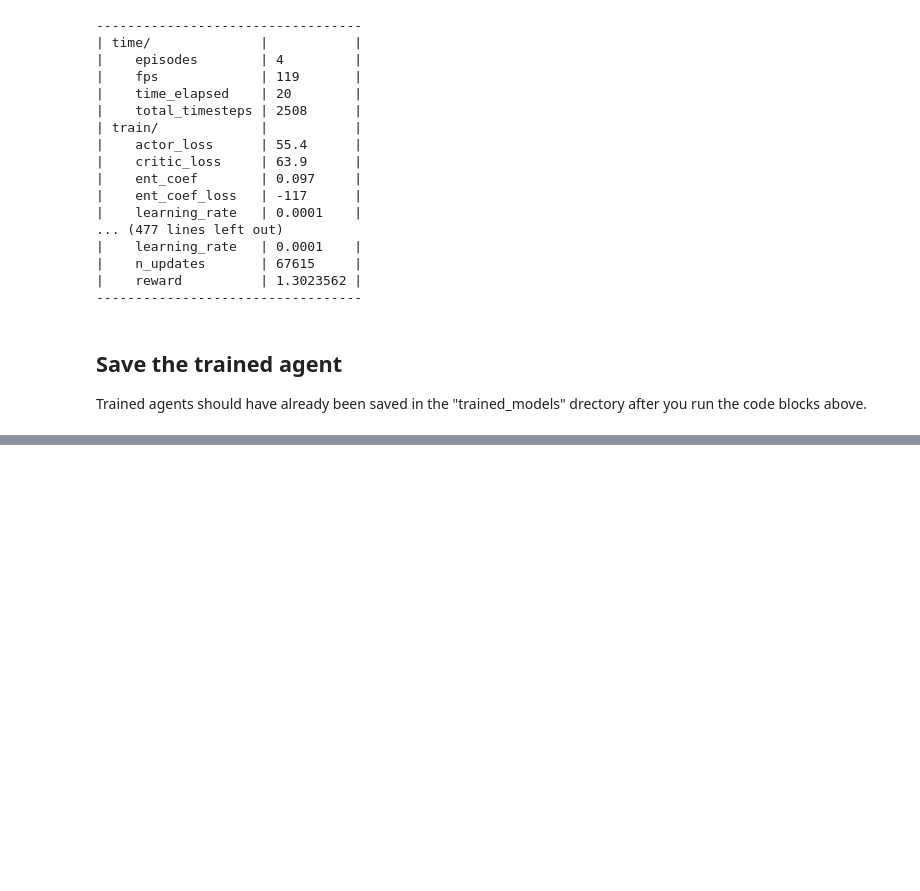
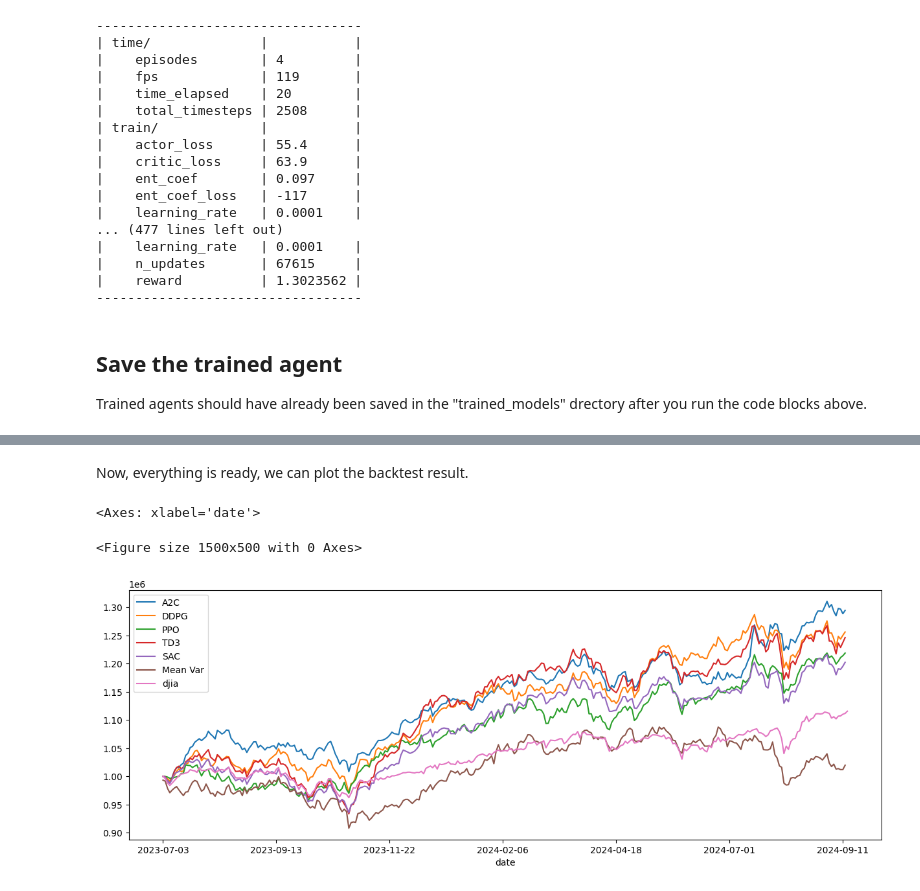
Before and after one commit to afedyanin/vertr-ml, a Jupyter notebook: finrl-notebboks/sample001.ipynb, the cells around one changed output, grey strips where cells are left out. Cells and saved outputs as stored; diff of their text form; code cells hidden in the pictures; blank space fills up the shorter version.

```diff
--- a/finrl-notebboks/sample001.ipynb
+++ b/finrl-notebboks/sample001.ipynb
@@ -457,0 +665,4 @@ Trained agents should have already been saved in the "trained_models" drectory a
+# %%
+Portfolio_Assets = TradeData @ Initial_Portfolio
+MVO_result = pd.DataFrame(Portfolio_Assets, columns=["Mean Var"])
+# MVO_result
@@ -457,0 +679,6 @@ Trained agents should have already been saved in the "trained_models" drectory a
+# %%
+df_dji = df_dji[['date','close']]
+fst_day = df_dji['close'][0]
+dji = pd.merge(df_dji['date'], df_dji['close'].div(fst_day).mul(1000000),
+               how='outer', left_index=True, right_index=True).set_index('date')
+# dji
@@ -457,0 +688,27 @@ Trained agents should have already been saved in the "trained_models" drectory a
+# %%
+df_result_a2c = df_account_value_a2c.set_index(df_account_value_a2c.columns[0]) if if_using_a2c else None
+df_result_ddpg = df_account_value_ddpg.set_index(df_account_value_ddpg.columns[0]) if if_using_ddpg else None
+df_result_ppo = df_account_value_ppo.set_index(df_account_value_ppo.columns[0]) if if_using_ppo else None
+df_result_td3 = df_account_value_td3.set_index(df_account_value_td3.columns[0]) if if_using_td3 else None
+df_result_sac = df_account_value_sac.set_index(df_account_value_sac.columns[0]) if if_using_sac else None
+
+result = pd.DataFrame()
+if if_using_a2c: result = pd.merge(result, df_result_a2c, how='outer', left_index=True, right_index=True)
+if if_using_ddpg: result = pd.merge(result, df_result_ddpg, how='outer', left_index=True, right_index=True, suffixes=('', '_drop'))
+if if_using_ppo: result = pd.merge(result, df_result_ppo, how='outer', left_index=True, right_index=True, suffixes=('', '_drop'))
+if if_using_td3: result = pd.merge(result, df_result_td3, how='outer', left_index=True, right_index=True, suffixes=('', '_drop'))
+if if_using_sac: result = pd.merge(result, df_result_sac, how='outer', left_index=True, right_index=True, suffixes=('', '_drop'))
+result = pd.merge(result, MVO_result, how='outer', left_index=True, right_index=True)
+result = pd.merge(result, dji, how='outer', left_index=True, right_index=True).fillna(method='bfill')
+# %%
+col_name = []
+col_name.append('A2C') if if_using_a2c else None
+col_name.append('DDPG') if if_using_ddpg else None
+col_name.append('PPO') if if_using_ppo else None
+col_name.append('TD3') if if_using_td3 else None
+col_name.append('SAC') if if_using_sac else None
+col_name.append('Mean Var')
+col_name.append('djia')
+result.columns = col_name
+
+result
@@ -457,0 +730,14 @@ Trained agents should have already been saved in the "trained_models" drectory a
+# %% [markdown]
+Now, everything is ready, we can plot the backtest result.
+# %%
+import matplotlib.pyplot as plt
+
+%matplotlib inline
+
+plt.rcParams["figure.figsize"] = (15,5)
+plt.figure()
+result.plot()
+# %% [output]
+<Axes: xlabel='date'>
+<Figure size 1500x500 with 0 Axes>
+[figure, added]
```
Also changed, not shown: parts of 27 cells of this notebook.
